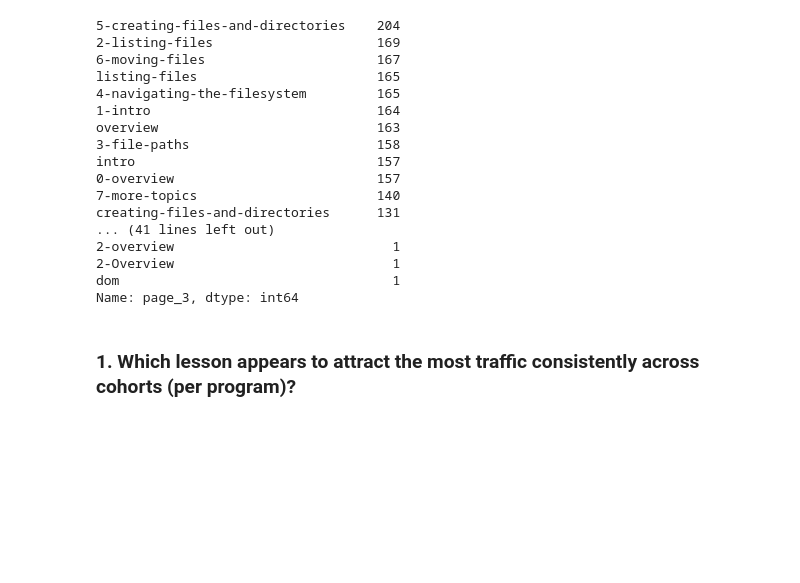
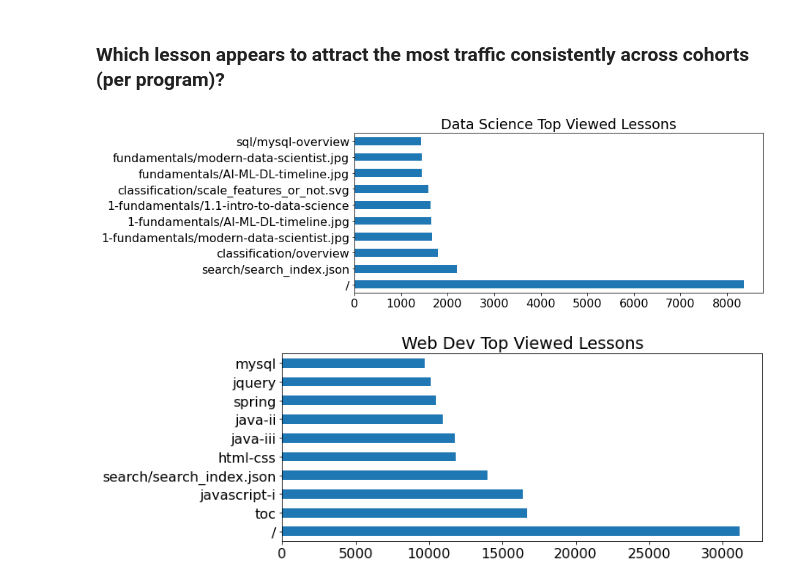
Before and after one commit to VincentBanuelos/anomaly-detection-project, a Jupyter notebook: ad-work.ipynb, the cells around one changed output. Saved outputs shown, nothing was run; the diff lists cells and outputs as text; code cells hidden in the pictures; blank space fills up the shorter version.

```diff
--- a/ad-work.ipynb
+++ b/ad-work.ipynb
@@ -22,7 +19,7 @@ import seaborn as sns
 import wrangle as wr
 
 # plotting defaults
-plt.rc('figure', figsize=(16, 8))
+plt.rc('figure', figsize=(10, 4))
 plt.rc('font', size=16)
 
 from sklearn.cluster import DBSCAN
@@ -101,22 +30,12 @@ ds_df
-# %%
-ds_df.page_3.value_counts()
-# %% [output]
-5-creating-files-and-directories    204
-2-listing-files                     169
-6-moving-files                      167
-listing-files                       165
-4-navigating-the-filesystem         165
-1-intro                             164
-overview                            163
-3-file-paths                        158
-intro                               157
-0-overview                          157
-7-more-topics                       140
-creating-files-and-directories      131
-... (41 lines left out)
-2-overview                            1
-2-Overview                            1
-dom                                   1
-Name: page_3, dtype: int64
 # %% [markdown]
-### 1. Which lesson appears to attract the most traffic consistently across cohorts (per program)?
+### Which lesson appears to attract the most traffic consistently across cohorts (per program)?
+# %%
+ds_df.endpoint.value_counts(dropna=False).head(10).plot.barh()
+plt.title("Data Science Top Viewed Lessons")
+plt.show()
+web_df.endpoint.value_counts(dropna=False).head(10).plot.barh()
+plt.title("Web Dev Top Viewed Lessons")
+plt.show()
+# %% [output]
+[figure, added]
+[figure, added]
```
Also changed, not shown: parts of 26 cells of this notebook, 1 other file.
